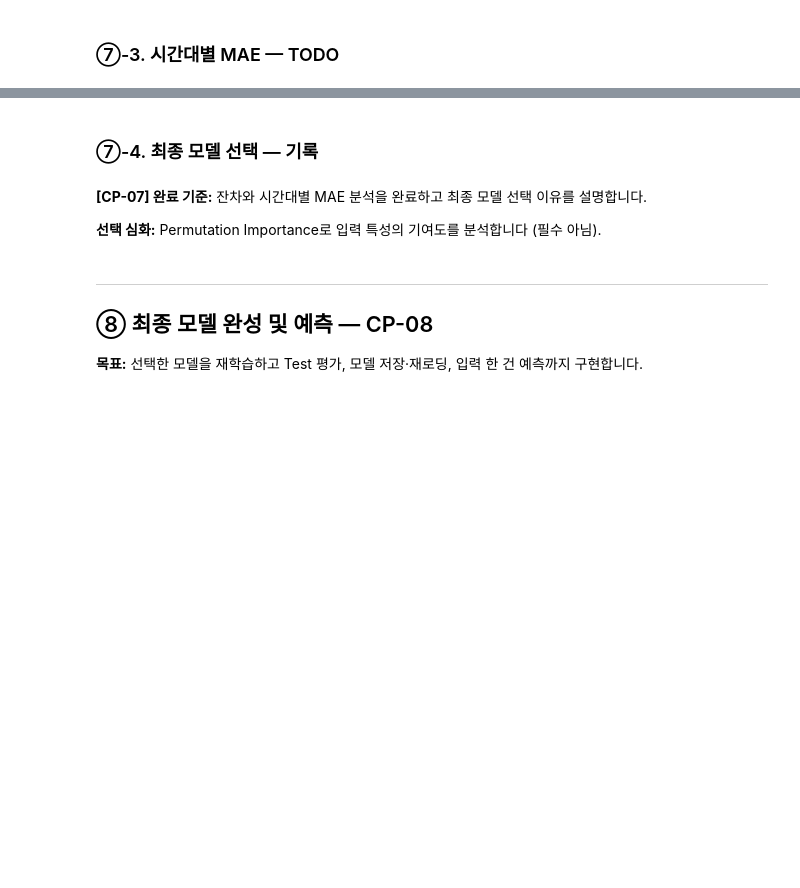
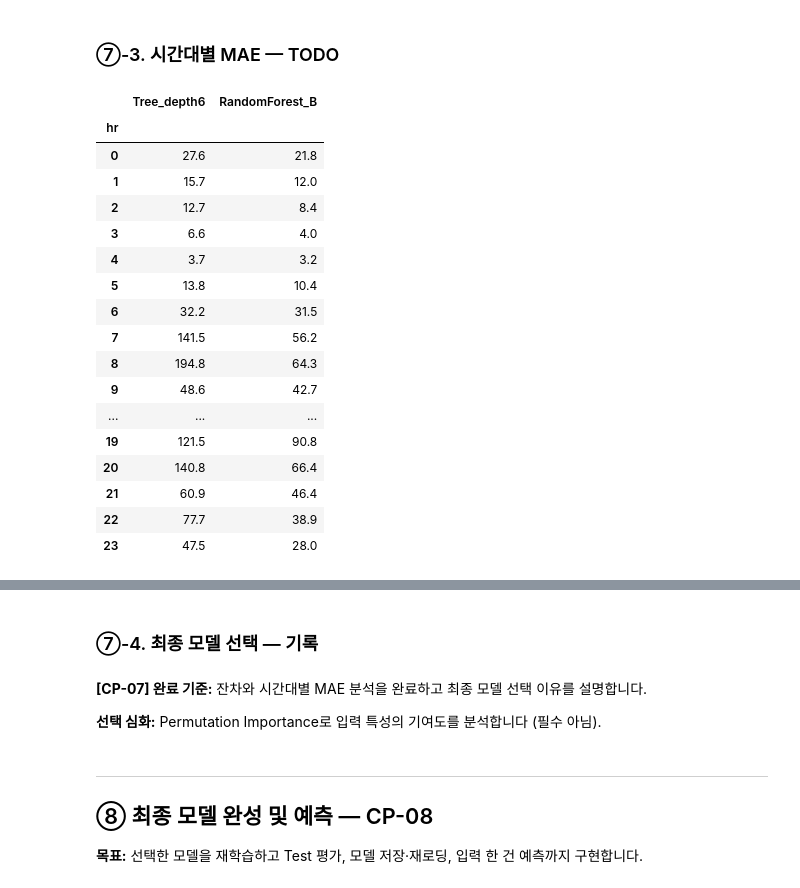
Before and after one commit to Terence20t/ai-mini-project, a Jupyter notebook: mini-project-01/code/01_regression_bike_demand.ipynb, the cells around one changed output, grey strips where cells are left out. Saved outputs shown, nothing was run; the diff lists cells and outputs as text; code cells hidden in the pictures; blank space fills up the shorter version.

```diff
--- a/mini-project-01/code/01_regression_bike_demand.ipynb
+++ b/mini-project-01/code/01_regression_bike_demand.ipynb
@@ -786,14 +819,37 @@ plt.show()
 # %%
 # [공통] 시간대별 오류 DataFrame
 hourly_mae = pd.DataFrame(index=range(24))
 hourly_mae.index.name = "hr"
 
 for name in candidates:
     # TODO 7-4. 모델별 절대오차와 시간대별 평균 절대오차를 계산합니다.
-    abs_err = ...
-    hourly_mae[name] = ...
+    abs_err = (
+        pred_df["actual"] - pred_df[f"pred_{name}"]
+    ).abs()
+    hourly_mae[name] = (
+        abs_err.groupby(pred_df["hr"]).mean()
+    )
 
 display(hourly_mae.round(1))
+# %% [output]
+|  | Tree_depth6 | RandomForest_B |
+| hr |  |  |
+| 0 | 27.6 | 21.8 |
+| 1 | 15.7 | 12.0 |
+| 2 | 12.7 | 8.4 |
+| 3 | 6.6 | 4.0 |
+| 4 | 3.7 | 3.2 |
+| 5 | 13.8 | 10.4 |
+| 6 | 32.2 | 31.5 |
+| 7 | 141.5 | 56.2 |
+| 8 | 194.8 | 64.3 |
+| 9 | 48.6 | 42.7 |
+| ... | ... | ... |
+| 19 | 121.5 | 90.8 |
+| 20 | 140.8 | 66.4 |
+| 21 | 60.9 | 46.4 |
+| 22 | 77.7 | 38.9 |
+| 23 | 47.5 | 28.0 |
 # %%
 # TODO 7-5. 후보 모델들의 시간대별 MAE를 막대그래프로 표현합니다.
 # 힌트: plt.bar(), hourly_mae
```
Also changed, not shown: parts of 9 cells of this notebook.
